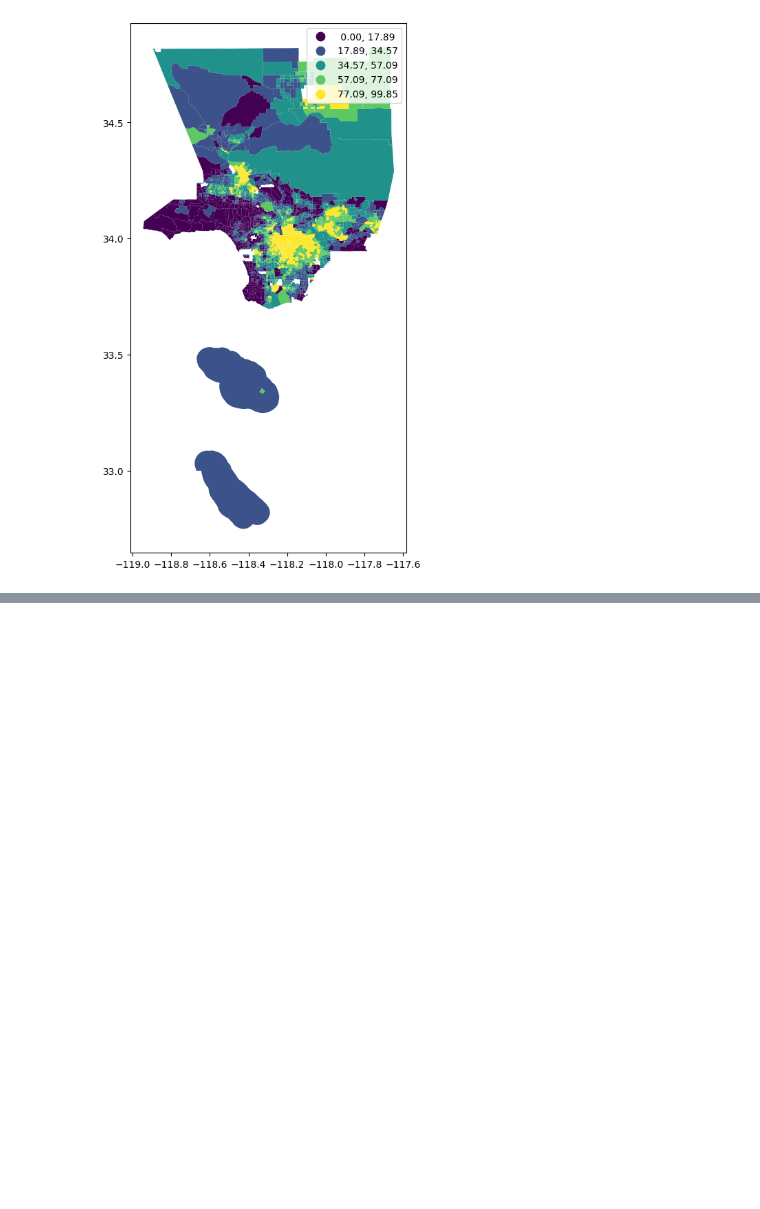
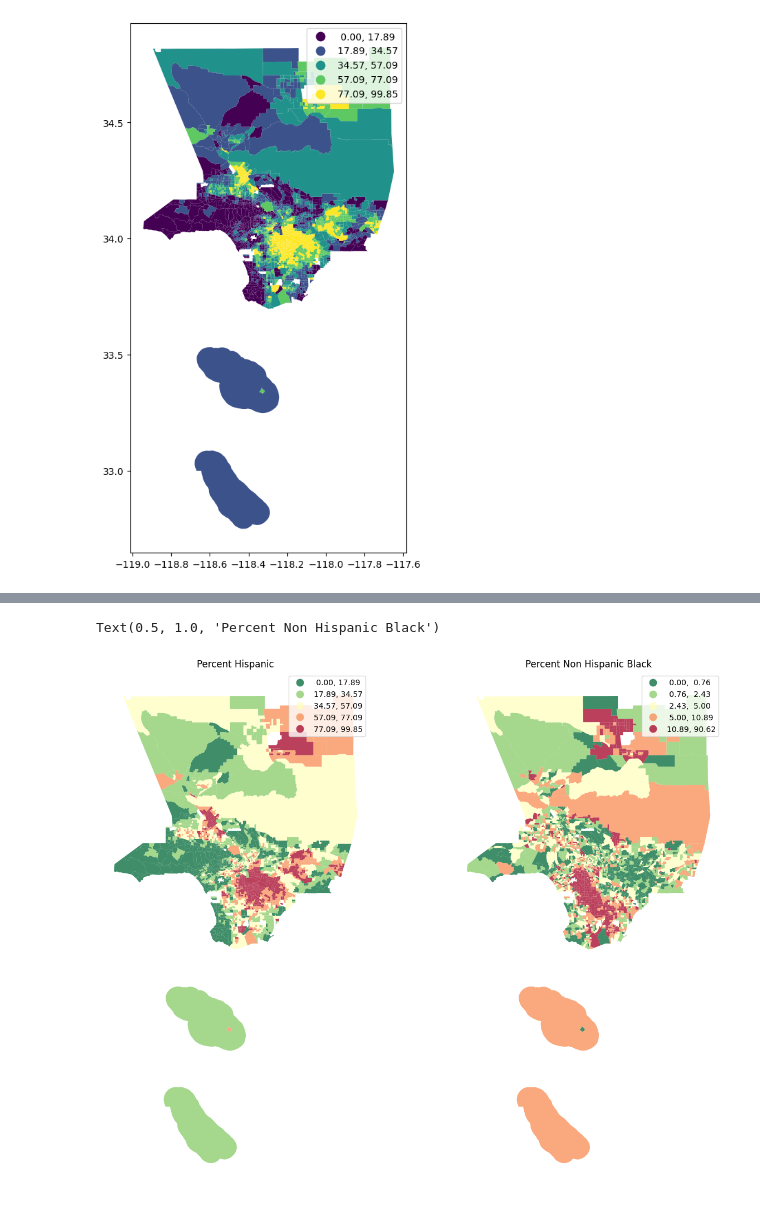
Before and after one commit to phamin2001/census_data, a Jupyter notebook: censusdata-census reporter.ipynb, the cells around one changed output, grey strips where cells are left out. Saved outputs shown, nothing was run; the diff lists cells and outputs as text; code cells hidden in the pictures; blank space fills up the shorter version.

```diff
--- a/censusdata-census reporter.ipynb
+++ b/censusdata-census reporter.ipynb
@@ -621,0 +628,39 @@ gdf.plot(figsize=(12,10),
+# %%
+# create the 1x2 subplots
+fig, axs = plt.subplots(1, 2, figsize=(15, 12))
+
+# name each subplot
+ax1, ax2 = axs
+
+# regular count map on the left
+gdf.plot(column='Percent Hispanic',
+            cmap='RdYlGn_r',
+            scheme='quantiles',
+            k=5,
+            edgecolor='white',
+            linewidth=0.,
+            alpha=0.75,
+            ax=ax1, # this assigns the map to the subplot,
+            legend=True
+           )
+
+ax1.axis("off")
+ax1.set_title("Percent Hispanic")
+
+# spatial lag map on the right
+gdf.plot(column='Percent Non Hispanic Black',
+            cmap='RdYlGn_r',
+            scheme='quantiles',
+            k=5,
+            edgecolor='white',
+            linewidth=0.,
+            alpha=0.75,
+            ax=ax2, # this assigns the map to the subplot
+            legend=True
+           )
+
+ax2.axis("off")
+ax2.set_title("Percent Non Hispanic Black")
+# %% [output]
+Text(0.5, 1.0, 'Percent Non Hispanic Black')
+[figure, added]
```
Also changed, not shown: parts of 11 cells of this notebook.
